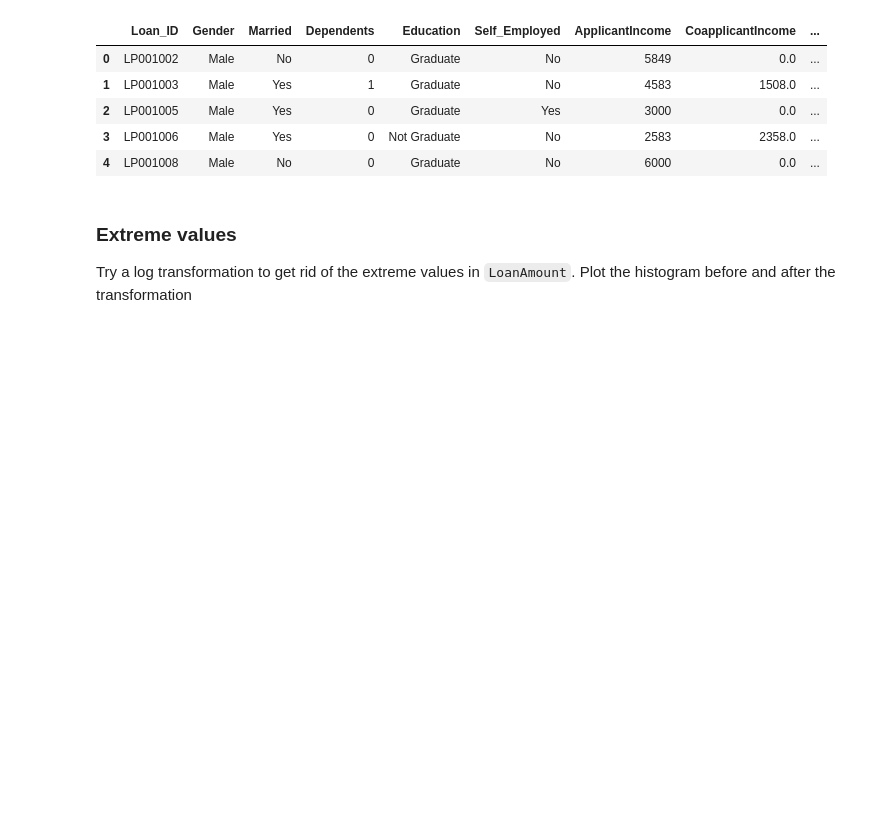
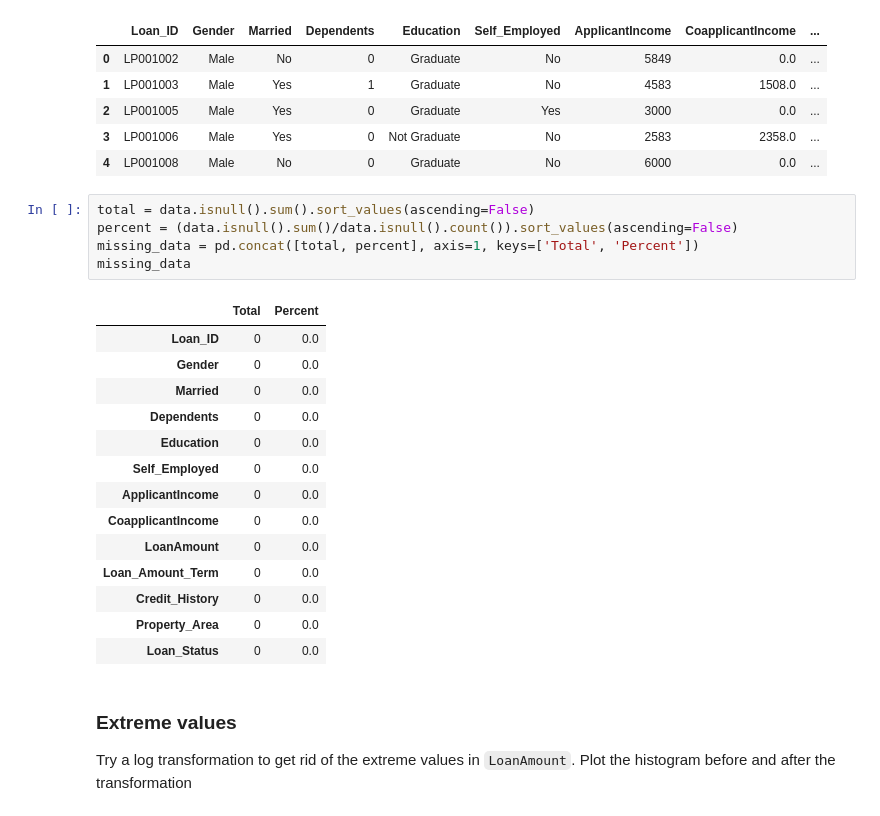
Before and after one commit to ktamkee/mini-project-iv, a Jupyter notebook: notebooks/instructions.ipynb, the cells around one changed output. Drawn from its saved outputs; the diff is of its cells as text; blank space fills up the shorter version.

```diff
--- a/notebooks/instructions.ipynb
+++ b/notebooks/instructions.ipynb
@@ -323,6 +310,26 @@ data.head()
 | 2 | LP001005 | Male | Yes | 0 | Graduate | Yes | 3000 | 0.0 | ... |
 | 3 | LP001006 | Male | Yes | 0 | Not Graduate | No | 2583 | 2358.0 | ... |
 | 4 | LP001008 | Male | No | 0 | Graduate | No | 6000 | 0.0 | ... |
+# %%
+total = data.isnull().sum().sort_values(ascending=False)
+percent = (data.isnull().sum()/data.isnull().count()).sort_values(ascending=False)
+missing_data = pd.concat([total, percent], axis=1, keys=['Total', 'Percent'])
+missing_data
+# %% [output]
+|  | Total | Percent |
+| Loan_ID | 0 | 0.0 |
+| Gender | 0 | 0.0 |
+| Married | 0 | 0.0 |
+| Dependents | 0 | 0.0 |
+| Education | 0 | 0.0 |
+| Self_Employed | 0 | 0.0 |
+| ApplicantIncome | 0 | 0.0 |
+| CoapplicantIncome | 0 | 0.0 |
+| LoanAmount | 0 | 0.0 |
+| Loan_Amount_Term | 0 | 0.0 |
+| Credit_History | 0 | 0.0 |
+| Property_Area | 0 | 0.0 |
+| Loan_Status | 0 | 0.0 |
 # %% [markdown]
 ### Extreme values
 Try a log transformation to get rid of the extreme values in `LoanAmount`. Plot the histogram before and after the transformation
```
Also changed, not shown: parts of 35 cells of this notebook, 4 other files.
